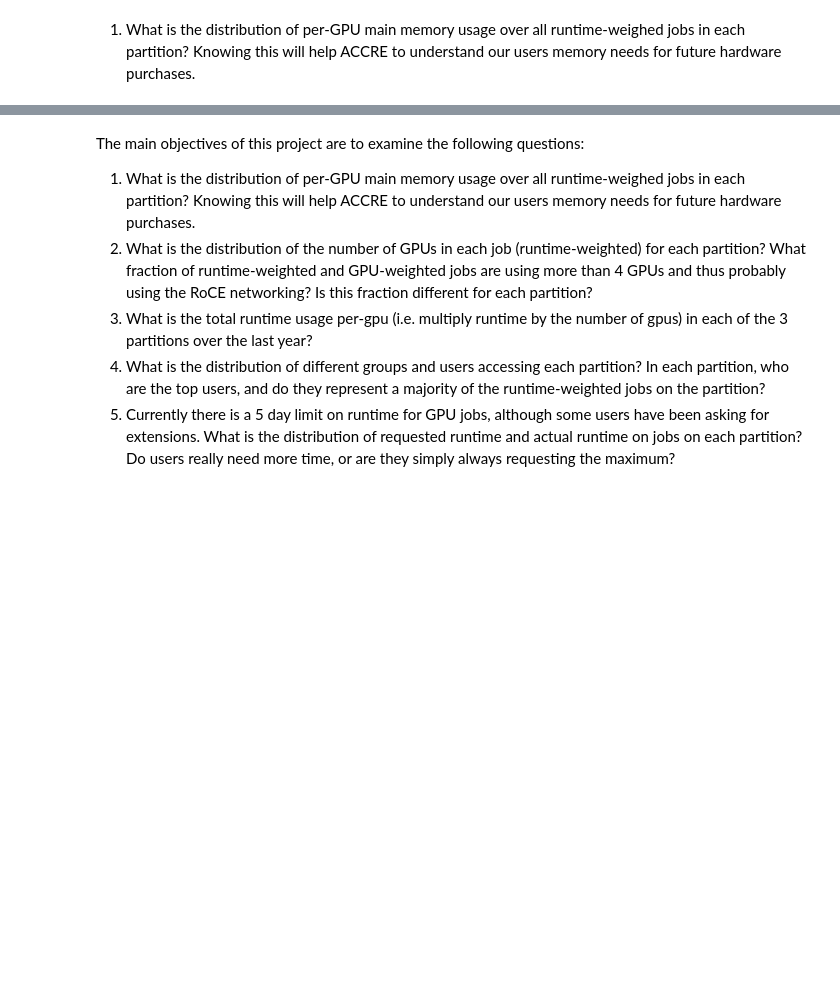
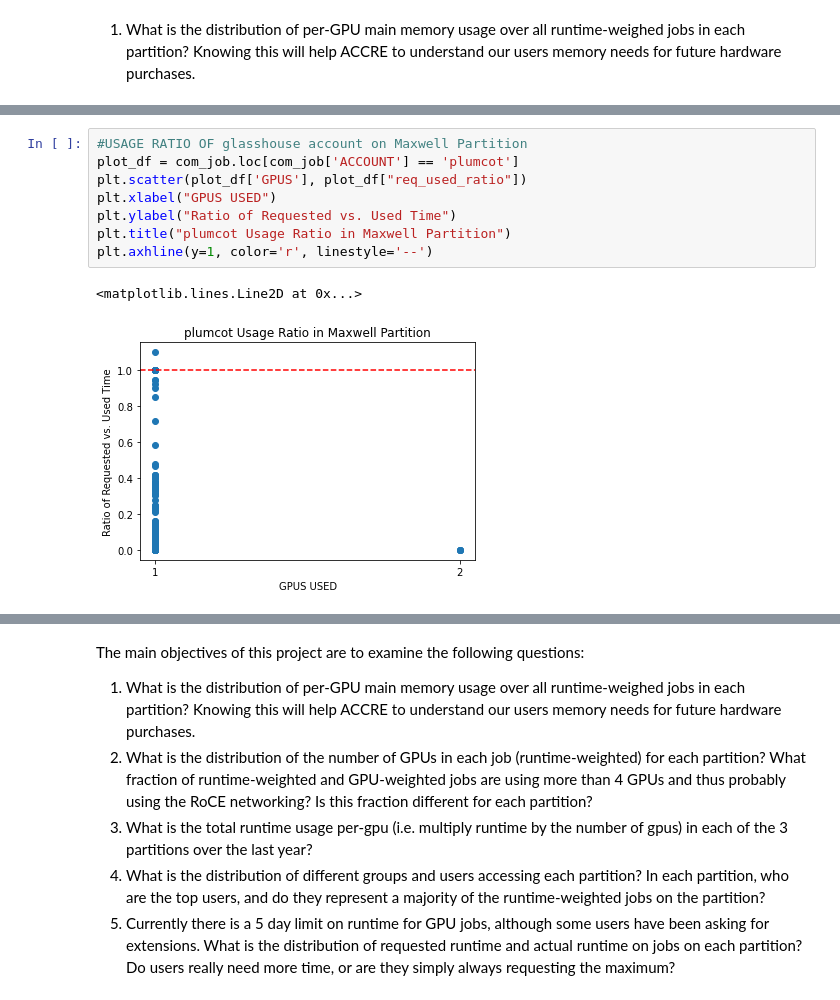
Before and after one commit to nss-data-science-cohort-6/accre_project-goobers, a Jupyter notebook: notebooks/tim.ipynb, the cells around one changed output, grey strips where cells are left out. Drawn from its saved outputs; the diff is of its cells as text; blank space fills up the shorter version.

```diff
--- a/notebooks/tim.ipynb
+++ b/notebooks/tim.ipynb
@@ -92,0 +170,11 @@ maxwell_pivoted = (
+# %%
+#USAGE RATIO OF glasshouse account on Maxwell Partition
+plot_df = com_job.loc[com_job['ACCOUNT'] == 'plumcot']
+plt.scatter(plot_df['GPUS'], plot_df["req_used_ratio"])
+plt.xlabel("GPUS USED")
+plt.ylabel("Ratio of Requested vs. Used Time")
+plt.title("plumcot Usage Ratio in Maxwell Partition")
+plt.axhline(y=1, color='r', linestyle='--')
+# %% [output]
+<matplotlib.lines.Line2D at 0x...>
+[figure, added]
```
Also changed, not shown: parts of 8 cells of this notebook.
